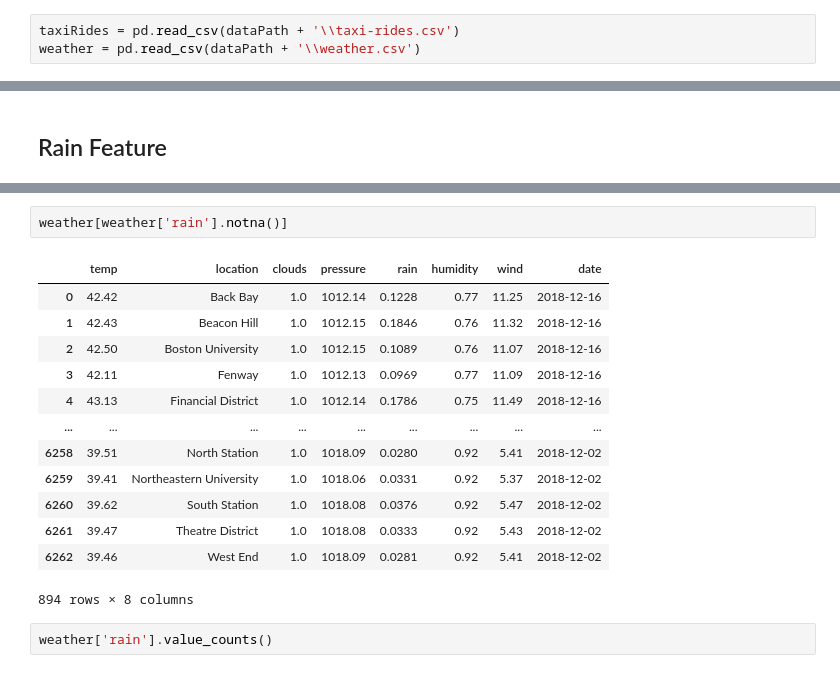
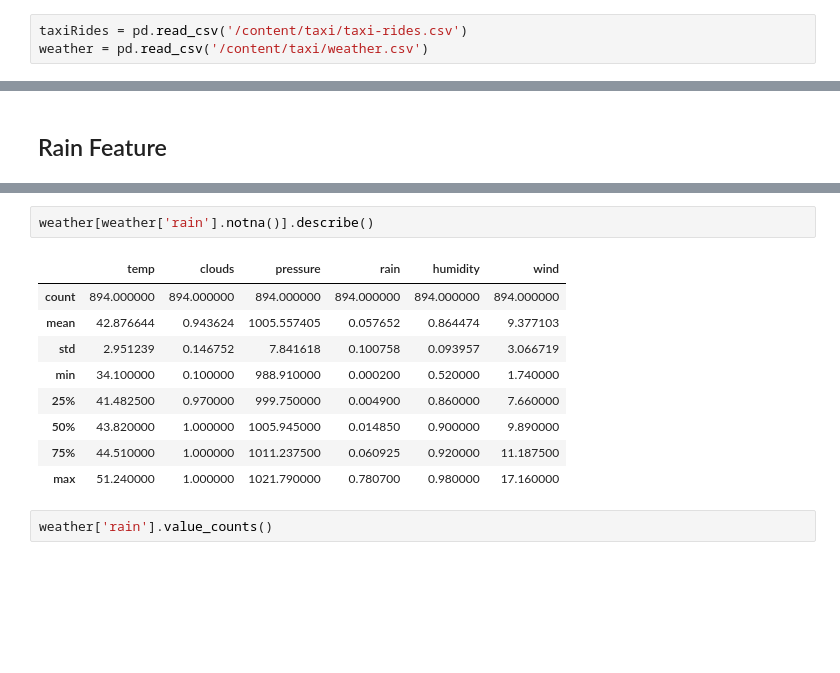
Before and after one commit to aymanmostafa11/Taxi-Ride-Fare-Prediction, a Jupyter notebook: ML Project.ipynb, the cells around one changed output, grey strips where cells are left out. Cells and saved outputs as stored; diff of their text form; blank space fills up the shorter version.

```diff
--- a/ML Project.ipynb
+++ b/ML Project.ipynb
@@ -9,6 +25,6 @@ dataPath = r'E:\Edu\Academic\Year 3\Second Term\ML\Project\Milestone 1\Milestone
 # %%
-taxiRides = pd.read_csv(dataPath + '\\taxi-rides.csv')
-weather = pd.read_csv(dataPath + '\\weather.csv')
+taxiRides = pd.read_csv('/content/taxi/taxi-rides.csv')
+weather = pd.read_csv('/content/taxi/weather.csv')
 # %%
 print(f"Taxi Rides has {taxiRides.shape[0]} Rows and {taxiRides.shape[1]} ")
 taxiRides.head()
@@ -184,19 +198,15 @@ weather[weather['rain'].isnull()]
 # %%
-weather[weather['rain'].notna()]
+weather[weather['rain'].notna()].describe()
 # %% [output]
-|  | temp | location | clouds | pressure | rain | humidity | wind | date |
-| 0 | 42.42 | Back Bay | 1.0 | 1012.14 | 0.1228 | 0.77 | 11.25 | 2018-12-16 |
-| 1 | 42.43 | Beacon Hill | 1.0 | 1012.15 | 0.1846 | 0.76 | 11.32 | 2018-12-16 |
-| 2 | 42.50 | Boston University | 1.0 | 1012.15 | 0.1089 | 0.76 | 11.07 | 2018-12-16 |
-| 3 | 42.11 | Fenway | 1.0 | 1012.13 | 0.0969 | 0.77 | 11.09 | 2018-12-16 |
-| 4 | 43.13 | Financial District | 1.0 | 1012.14 | 0.1786 | 0.75 | 11.49 | 2018-12-16 |
-| ... | ... | ... | ... | ... | ... | ... | ... | ... |
-| 6258 | 39.51 | North Station | 1.0 | 1018.09 | 0.0280 | 0.92 | 5.41 | 2018-12-02 |
-| 6259 | 39.41 | Northeastern University | 1.0 | 1018.06 | 0.0331 | 0.92 | 5.37 | 2018-12-02 |
-| 6260 | 39.62 | South Station | 1.0 | 1018.08 | 0.0376 | 0.92 | 5.47 | 2018-12-02 |
-| 6261 | 39.47 | Theatre District | 1.0 | 1018.08 | 0.0333 | 0.92 | 5.43 | 2018-12-02 |
-| 6262 | 39.46 | West End | 1.0 | 1018.09 | 0.0281 | 0.92 | 5.41 | 2018-12-02 |
+|  | temp | clouds | pressure | rain | humidity | wind |
+| count | 894.000000 | 894.000000 | 894.000000 | 894.000000 | 894.000000 | 894.000000 |
+| mean | 42.876644 | 0.943624 | 1005.557405 | 0.057652 | 0.864474 | 9.377103 |
+| std | 2.951239 | 0.146752 | 7.841618 | 0.100758 | 0.093957 | 3.066719 |
+| min | 34.100000 | 0.100000 | 988.910000 | 0.000200 | 0.520000 | 1.740000 |
+| 25% | 41.482500 | 0.970000 | 999.750000 | 0.004900 | 0.860000 | 7.660000 |
+| 50% | 43.820000 | 1.000000 | 1005.945000 | 0.014850 | 0.900000 | 9.890000 |
+| 75% | 44.510000 | 1.000000 | 1011.237500 | 0.060925 | 0.920000 | 11.187500 |
+| max | 51.240000 | 1.000000 | 1021.790000 | 0.780700 | 0.980000 | 17.160000 |
-894 rows × 8 columns
 # %%
 weather['rain'].value_counts()
 # %% [output]
```
Also changed, not shown: parts of 17 cells of this notebook.
